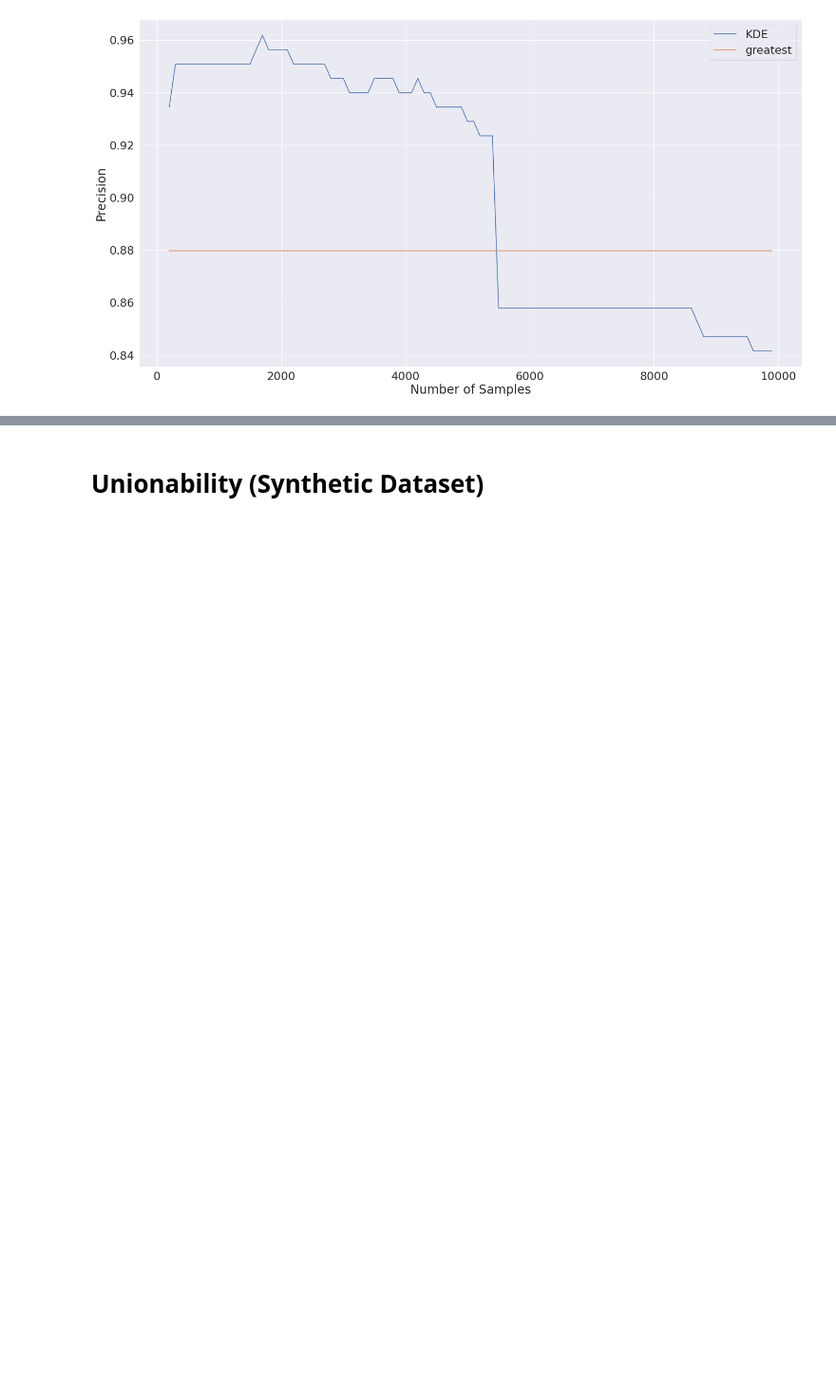
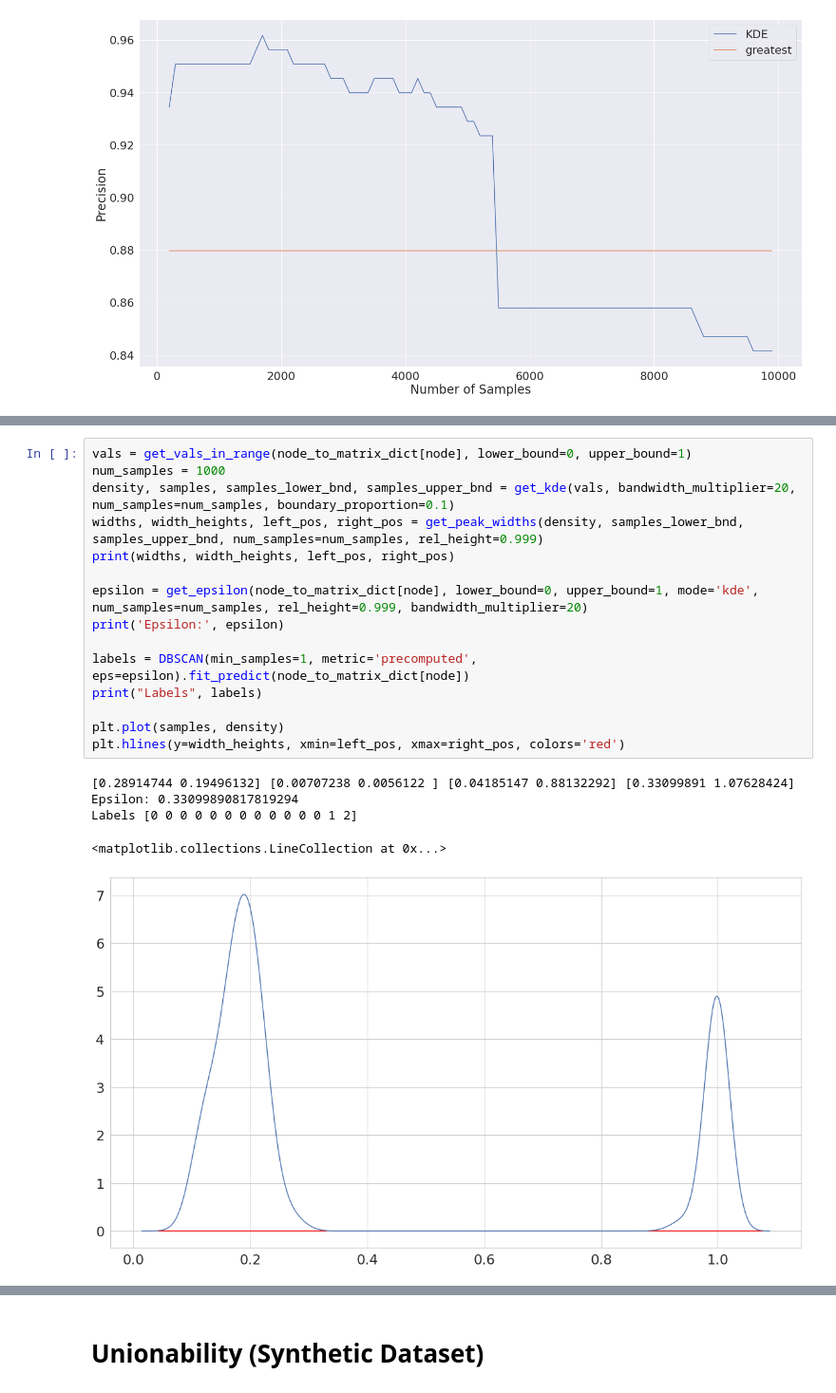
Before and after one commit to northeastern-datalab/domain_net, a Jupyter notebook: network_analysis/notebooks/num_meanings/pairwise_measures.ipynb, the cells around one changed output, grey strips where cells are left out. Shown: that part at 95% size. Saved outputs shown, nothing was run; the diff lists cells and outputs as text; blank space fills up the shorter version.

Commit message:
TUS analysis and clustering evaluation with updated epsilon retrieval

```diff
--- a/network_analysis/notebooks/num_meanings/pairwise_measures.ipynb
+++ b/network_analysis/notebooks/num_meanings/pairwise_measures.ipynb
@@ -603,0 +791,21 @@ plt.savefig('../../figures/num_meanings/clustering/synthetic_benchmark_with_null
+# %%
+vals = get_vals_in_range(node_to_matrix_dict[node], lower_bound=0, upper_bound=1)
+num_samples = 1000
+density, samples, samples_lower_bnd, samples_upper_bnd = get_kde(vals, bandwidth_multiplier=20, num_samples=num_samples, boundary_proportion=0.1)
+widths, width_heights, left_pos, right_pos = get_peak_widths(density, samples_lower_bnd, samples_upper_bnd, num_samples=num_samples, rel_height=0.999)
+print(widths, width_heights, left_pos, right_pos)
+
+epsilon = get_epsilon(node_to_matrix_dict[node], lower_bound=0, upper_bound=1, mode='kde', num_samples=num_samples, rel_height=0.999, bandwidth_multiplier=20)
+print('Epsilon:', epsilon)
+
+labels = DBSCAN(min_samples=1, metric='precomputed', eps=epsilon).fit_predict(node_to_matrix_dict[node])
+print("Labels", labels)
+
+plt.plot(samples, density)
+plt.hlines(y=width_heights, xmin=left_pos, xmax=right_pos, colors='red')
+# %% [output]
+[0.28914744 0.19496132] [0.00707238 0.0056122 ] [0.04185147 0.88132292] [0.33099891 1.07628424]
+Epsilon: 0.33099890817819294
+Labels [0 0 0 0 0 0 0 0 0 0 0 0 1 2]
+<matplotlib.collections.LineCollection at 0x...>
+[figure, added]
```
Also changed, not shown: parts of 18 cells of this notebook.
